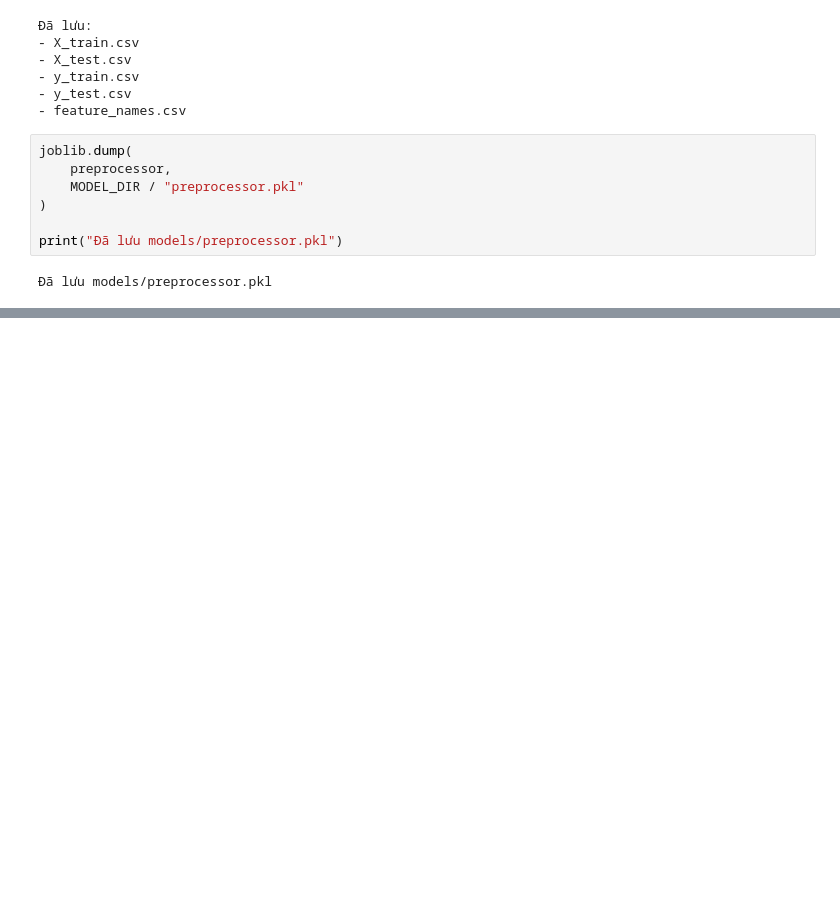
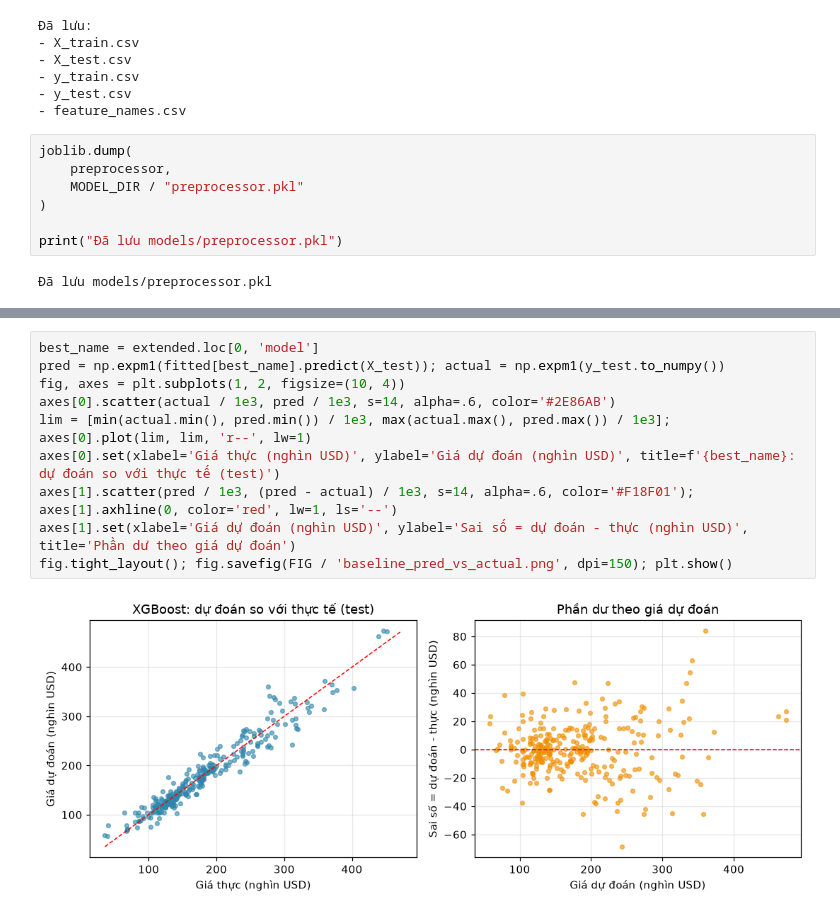
Before and after one commit to DangHau19/MLGroup, a Jupyter notebook: Tuan04/01_preprocessing.ipynb, the cells around one changed output, grey strips where cells are left out. Saved outputs shown, nothing was run; the diff lists cells and outputs as text; blank space fills up the shorter version.

```diff
--- a/Tuan04/01_preprocessing.ipynb
+++ b/Tuan04/01_preprocessing.ipynb
@@ -767,0 +944,12 @@ print("Đã lưu models/preprocessor.pkl")
+# %%
+best_name = extended.loc[0, 'model']
+pred = np.expm1(fitted[best_name].predict(X_test)); actual = np.expm1(y_test.to_numpy())
+fig, axes = plt.subplots(1, 2, figsize=(10, 4))
+axes[0].scatter(actual / 1e3, pred / 1e3, s=14, alpha=.6, color='#2E86AB')
+lim = [min(actual.min(), pred.min()) / 1e3, max(actual.max(), pred.max()) / 1e3]; axes[0].plot(lim, lim, 'r--', lw=1)
+axes[0].set(xlabel='Giá thực (nghìn USD)', ylabel='Giá dự đoán (nghìn USD)', title=f'{best_name}: dự đoán so với thực tế (test)')
+axes[1].scatter(pred / 1e3, (pred - actual) / 1e3, s=14, alpha=.6, color='#F18F01'); axes[1].axhline(0, color='red', lw=1, ls='--')
+axes[1].set(xlabel='Giá dự đoán (nghìn USD)', ylabel='Sai số = dự đoán - thực (nghìn USD)', title='Phần dư theo giá dự đoán')
+fig.tight_layout(); fig.savefig(FIG / 'baseline_pred_vs_actual.png', dpi=150); plt.show()
+# %% [output]
+[figure, added]
```
Also changed, not shown: parts of 14 cells of this notebook, 10 other files.
